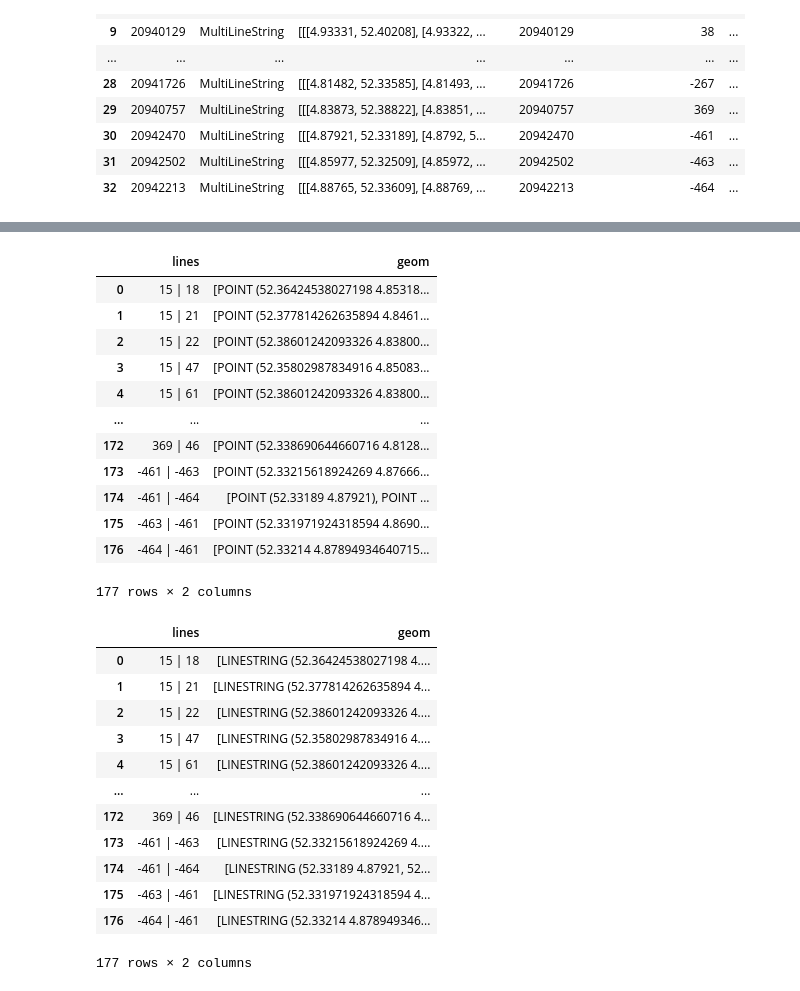
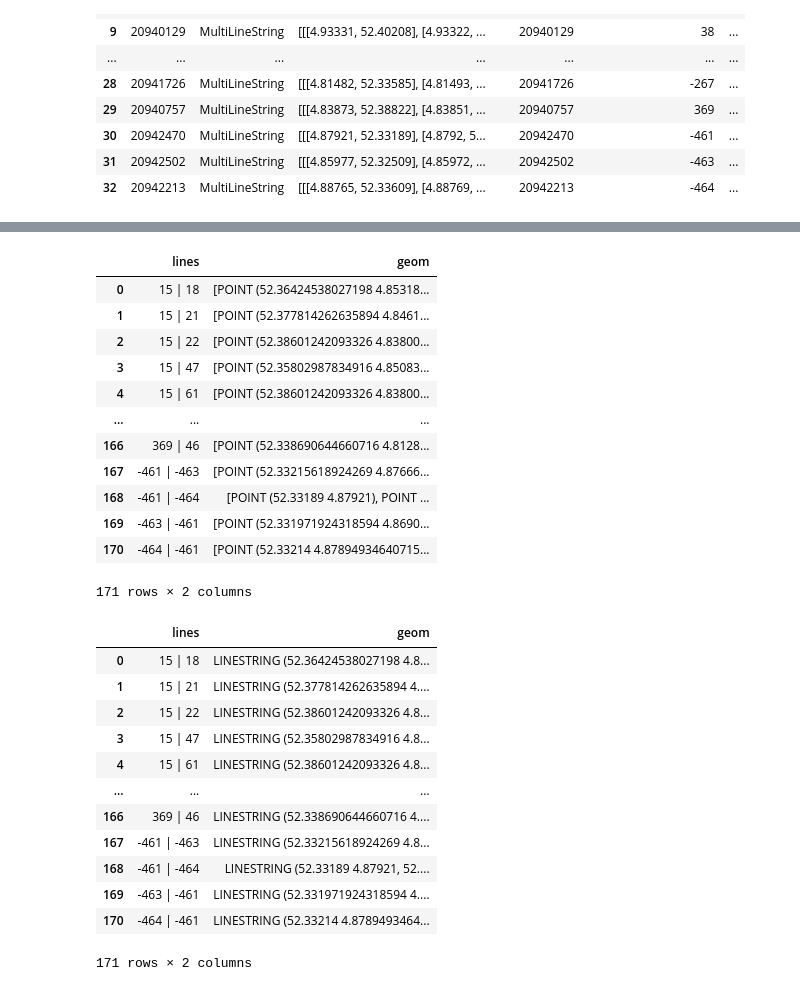
Before and after one commit to mayar-ariss/MIT.Sensing-Optimisation-AMS, a Jupyter notebook: similarity.ipynb, the cells around one changed output, grey strips where cells are left out. Cells and saved outputs as stored; diff of their text form; code cells hidden in the pictures.

```diff
--- a/similarity.ipynb
+++ b/similarity.ipynb
@@ -361,9 +363,9 @@ for sel_key in dct:
 
             for point in pointlist:
 
-                if point.distance(point_prev)*111000>700:
+                if point.distance(point_prev)*111000>200:
 
-                    if point.distance(point_prev2)*111000>700:
+                    if point.distance(point_prev2)*111000>200:
 
                         list3.append(point)
                         mylist3=={'lines':'{key1} | {key2}'.format(key1=sel_key, key2=bkkey), 'geom':list3}
@@ -400,33 +402,33 @@ df_buses_nodes
 | 3 | 15 | 47 | [POINT (52.35802987834916 4.85083... |
 | 4 | 15 | 61 | [POINT (52.38601242093326 4.83800... |
 | ... | ... | ... |
-| 172 | 369 | 46 | [POINT (52.338690644660716 4.8128... |
-| 173 | -461 | -463 | [POINT (52.33215618924269 4.87666... |
-| 174 | -461 | -464 | [POINT (52.33189 4.87921), POINT ... |
-| 175 | -463 | -461 | [POINT (52.331971924318594 4.8690... |
-| 176 | -464 | -461 | [POINT (52.33214 4.87894934640715... |
+| 166 | 369 | 46 | [POINT (52.338690644660716 4.8128... |
+| 167 | -461 | -463 | [POINT (52.33215618924269 4.87666... |
+| 168 | -461 | -464 | [POINT (52.33189 4.87921), POINT ... |
+| 169 | -463 | -461 | [POINT (52.331971924318594 4.8690... |
+| 170 | -464 | -461 | [POINT (52.33214 4.87894934640715... |
-177 rows × 2 columns
+171 rows × 2 columns
 # %%
 df_buses_linestrings=pd.DataFrame()
 
 for idx, i in df_buses_points.iterrows():
     if len(i['geom'])>1: #delete crossing points
-        df_buses_linestrings=df_buses_linestrings.append({'lines': i['lines'], 'geom': [LineString(i['geom']).wkt]}, ignore_index=True)
+        df_buses_linestrings=df_buses_linestrings.append({'lines': i['lines'], 'geom': LineString(i['geom']).wkt}, ignore_index=True)
 df_buses_linestrings
 # %% [output]
 |  | lines | geom |
-| 0 | 15 | 18 | [LINESTRING (52.36424538027198 4.... |
-| 1 | 15 | 21 | [LINESTRING (52.377814262635894 4... |
-| 2 | 15 | 22 | [LINESTRING (52.38601242093326 4.... |
-| 3 | 15 | 47 | [LINESTRING (52.35802987834916 4.... |
-| 4 | 15 | 61 | [LINESTRING (52.38601242093326 4.... |
+| 0 | 15 | 18 | LINESTRING (52.36424538027198 4.8... |
+| 1 | 15 | 21 | LINESTRING (52.377814262635894 4.... |
+| 2 | 15 | 22 | LINESTRING (52.38601242093326 4.8... |
+| 3 | 15 | 47 | LINESTRING (52.35802987834916 4.8... |
+| 4 | 15 | 61 | LINESTRING (52.38601242093326 4.8... |
 | ... | ... | ... |
-| 172 | 369 | 46 | [LINESTRING (52.338690644660716 4... |
-| 173 | -461 | -463 | [LINESTRING (52.33215618924269 4.... |
-| 174 | -461 | -464 | [LINESTRING (52.33189 4.87921, 52... |
-| 175 | -463 | -461 | [LINESTRING (52.331971924318594 4... |
-| 176 | -464 | -461 | [LINESTRING (52.33214 4.878949346... |
+| 166 | 369 | 46 | LINESTRING (52.338690644660716 4.... |
+| 167 | -461 | -463 | LINESTRING (52.33215618924269 4.8... |
+| 168 | -461 | -464 | LINESTRING (52.33189 4.87921, 52.... |
+| 169 | -463 | -461 | LINESTRING (52.331971924318594 4.... |
+| 170 | -464 | -461 | LINESTRING (52.33214 4.8789493464... |
-177 rows × 2 columns
+171 rows × 2 columns
 # %%
 #gpd.GeoSeries(pd.Series(df_buses_linestrings['geom'][15][0]).apply(shapely.wkt.loads), crs="epsg:4326").length
 # %%
```
Also changed, not shown: parts of 9 cells of this notebook.
